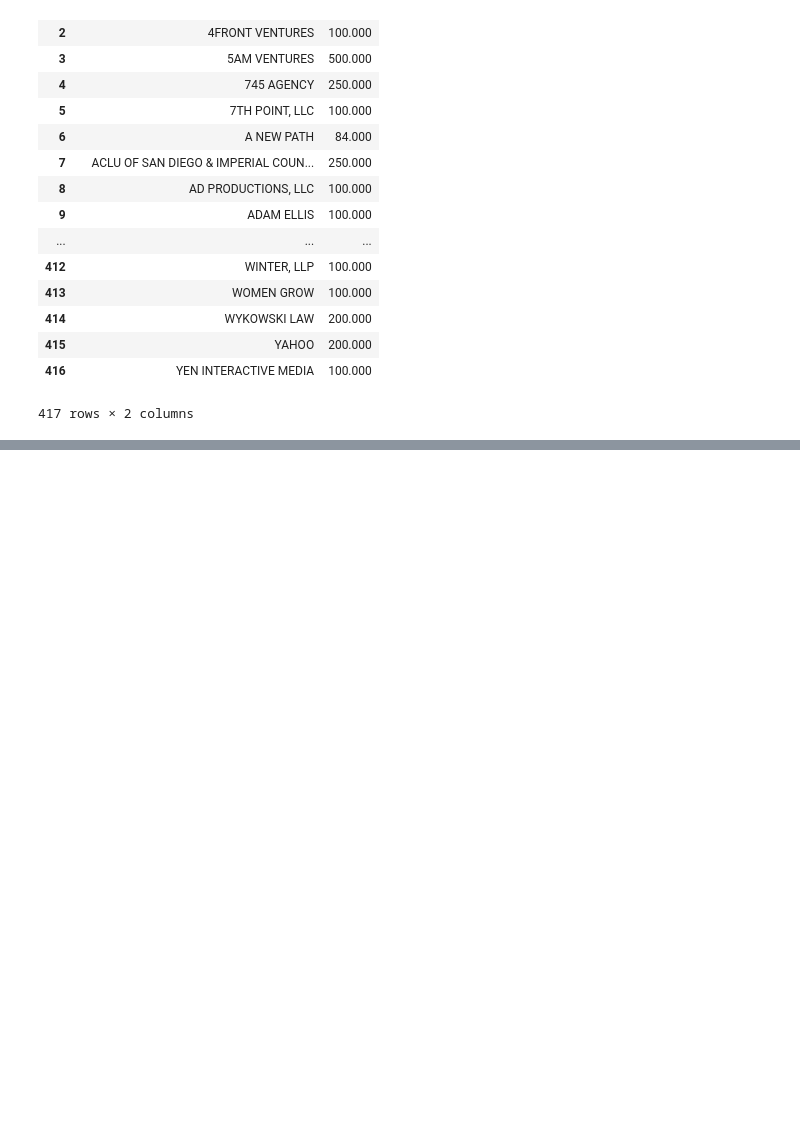
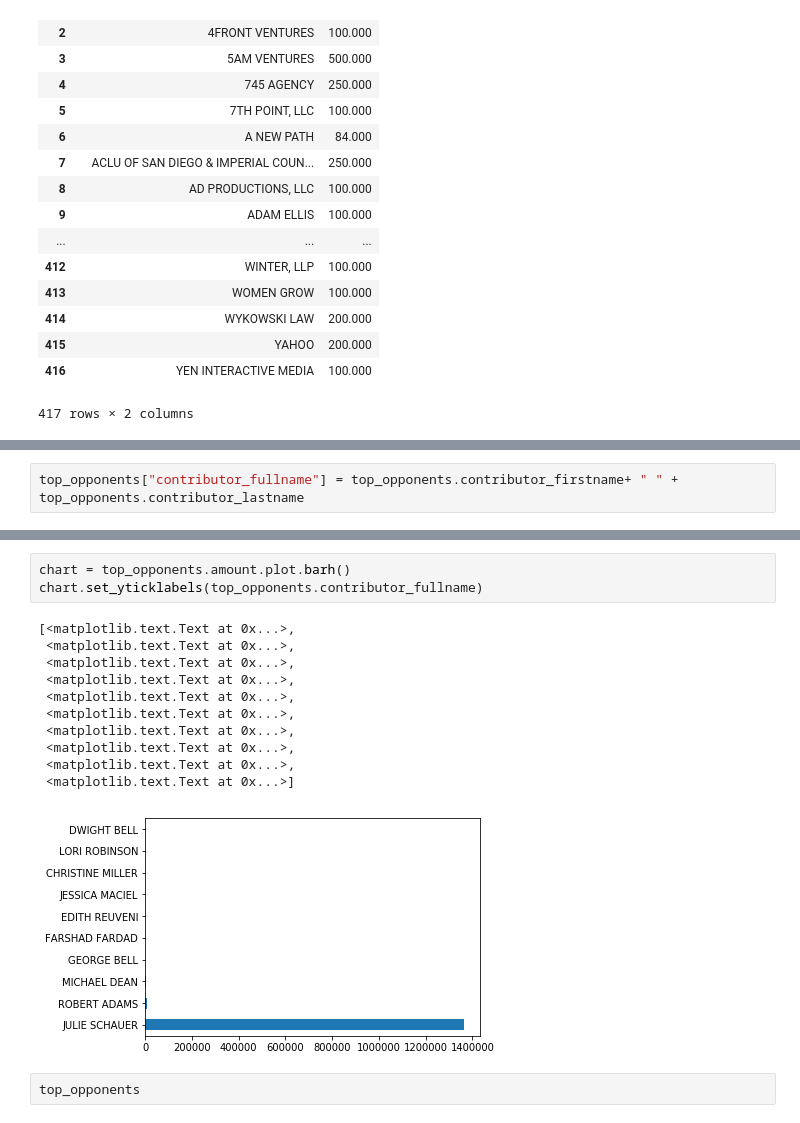
Before and after one commit to kevotkevot/first-python-notebook, a Jupyter notebook: Untitled.ipynb, the cells around one changed output, grey strips where cells are left out. Saved outputs shown, nothing was run; the diff lists cells and outputs as text; blank space fills up the shorter version.

```diff
--- a/Untitled.ipynb
+++ b/Untitled.ipynb
@@ -284,0 +354,2 @@ merged.groupby(["contributor_employer"]).amount.sum().reset_index().sort_values(
+# %%
+top_opponents["contributor_fullname"] = top_opponents.contributor_firstname+ " " + top_opponents.contributor_lastname
@@ -284,0 +370,17 @@ merged.groupby(["contributor_employer"]).amount.sum().reset_index().sort_values(
+# %%
+chart = top_opponents.amount.plot.barh()
+chart.set_yticklabels(top_opponents.contributor_fullname)
+# %% [output]
+[<matplotlib.text.Text at 0x...>,
+ <matplotlib.text.Text at 0x...>,
+ <matplotlib.text.Text at 0x...>,
+ <matplotlib.text.Text at 0x...>,
+ <matplotlib.text.Text at 0x...>,
+ <matplotlib.text.Text at 0x...>,
+ <matplotlib.text.Text at 0x...>,
+ <matplotlib.text.Text at 0x...>,
+ <matplotlib.text.Text at 0x...>,
+ <matplotlib.text.Text at 0x...>]
+[figure, added]
+# %%
+top_opponents
```
Also changed, not shown: parts of 10 cells of this notebook, 3 other files.
